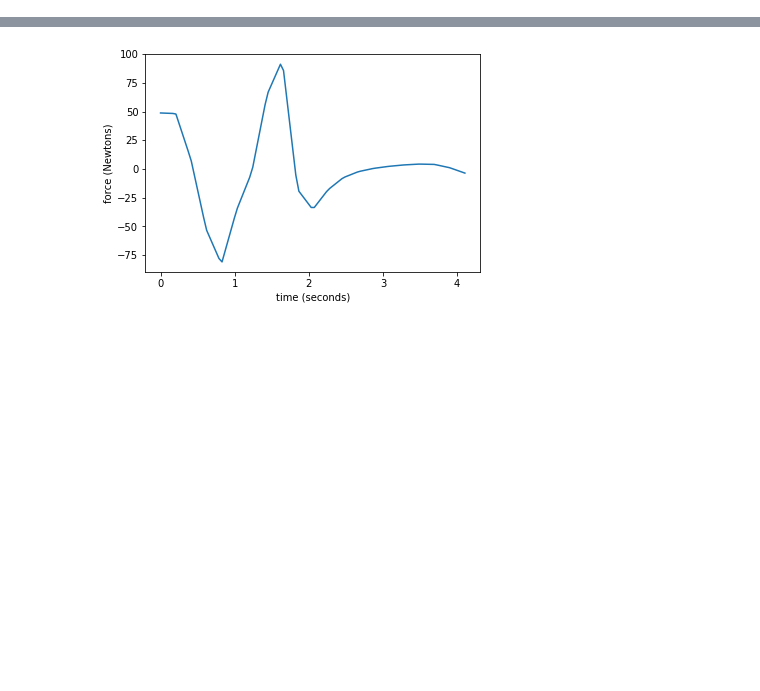
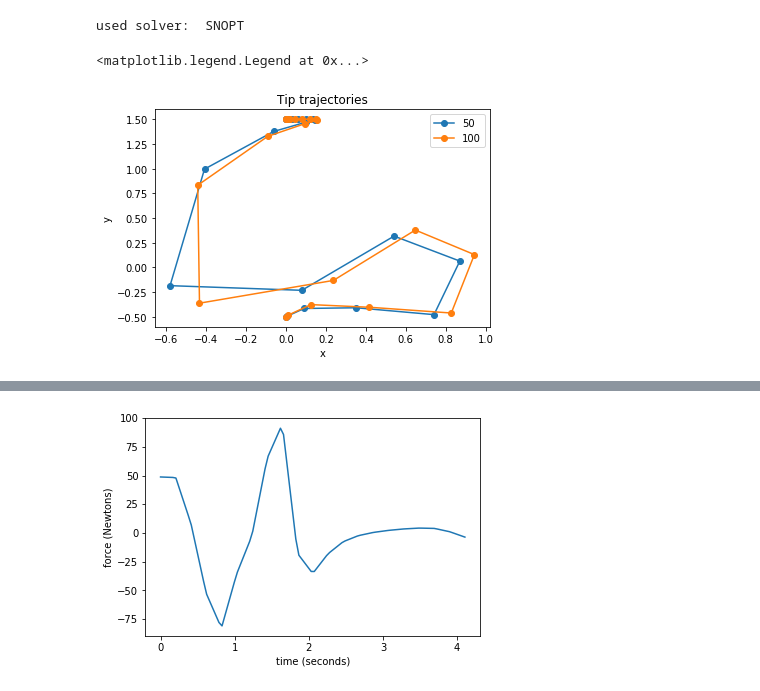
Before and after one commit to robert-verkuil/drake-pytorch, a Jupyter notebook: python/reference_impls/Dircol Swingup.ipynb, the cells around one changed output, grey strips where cells are left out. Drawn from its saved outputs; the diff is of its cells as text; code cells hidden in the pictures; blank space fills up the shorter version.

Commit message:
Made a better dircol swingup notebook, with visualization of trajectory as it improves itsself.

```diff
--- a/python/dircol_swingup.py.ipynb
+++ b/python/reference_impls/Dircol Swingup.ipynb
@@ -67,3 +82,48 @@ assert(result == SolutionResult.kSolutionFound)
+# %%
+plt.figure()
+plt.title('Tip trajectories')
+plt.xlabel('x')
+plt.ylabel('y')
+
+vis_cb_counter = 0
+if expmt == "cartpole":
+    def state_to_tip_coord(state_vec):
+        # State: (x, theta, x_dot, theta_dot)
+        x, theta, _, _ = state_vec
+        pole_length = 0.5 # manually looked this up
+        return (x-pole_length*np.sin(theta), pole_length-np.cos(theta))
+else:
+    def state_to_tip_coord(state_vec):
+        # State: (theta1, theta2, theta1_dot, theta2_dot)
+        theta1, theta2, _, _ = state_vec
+        link1_length = 1
+        link2_length = 2
+        return (-link1_length*np.sin(theta1)  -link2_length*np.sin(theta1+theta2),
+                -link1_length*np.cos(theta1)  -link2_length*np.cos(theta1+theta2))
+def MyVisualization(sample_times, values):
+    global vis_cb_counter
+    global state_to_tip_coord
+
+    vis_cb_counter += 1
+    if vis_cb_counter % 50 != 0:
+        return
+
+    coords = [state_to_tip_coord(state) for state in values.T]
+    x, y = zip(*coords)
+    plt.plot(x, y, '-o', label=vis_cb_counter)
+
+dircol.AddStateTrajectoryCallback(MyVisualization)
+
+result = dircol.Solve()
+assert(result == SolutionResult.kSolutionFound)
+print("used solver: ", dircol.GetSolverId().name())
+
+# plt.show()
+plt.legend()
+# %% [output]
+used solver:  SNOPT
+<matplotlib.legend.Legend at 0x...>
+[figure, added]
 # %%
 x_trajectory = dircol.ReconstructStateTrajectory()
 
```
Also changed, not shown: parts of 3 cells of this notebook, 1 other file.
